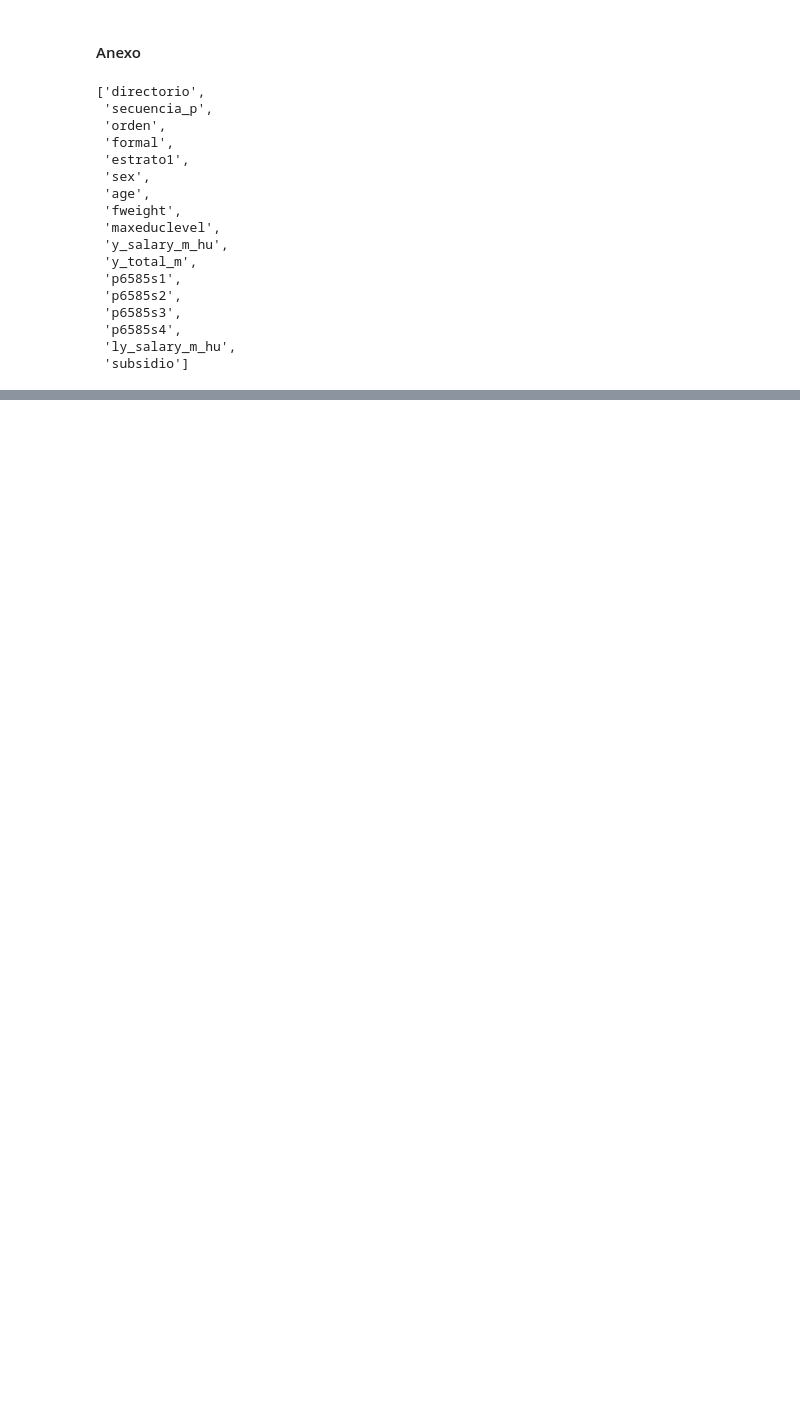
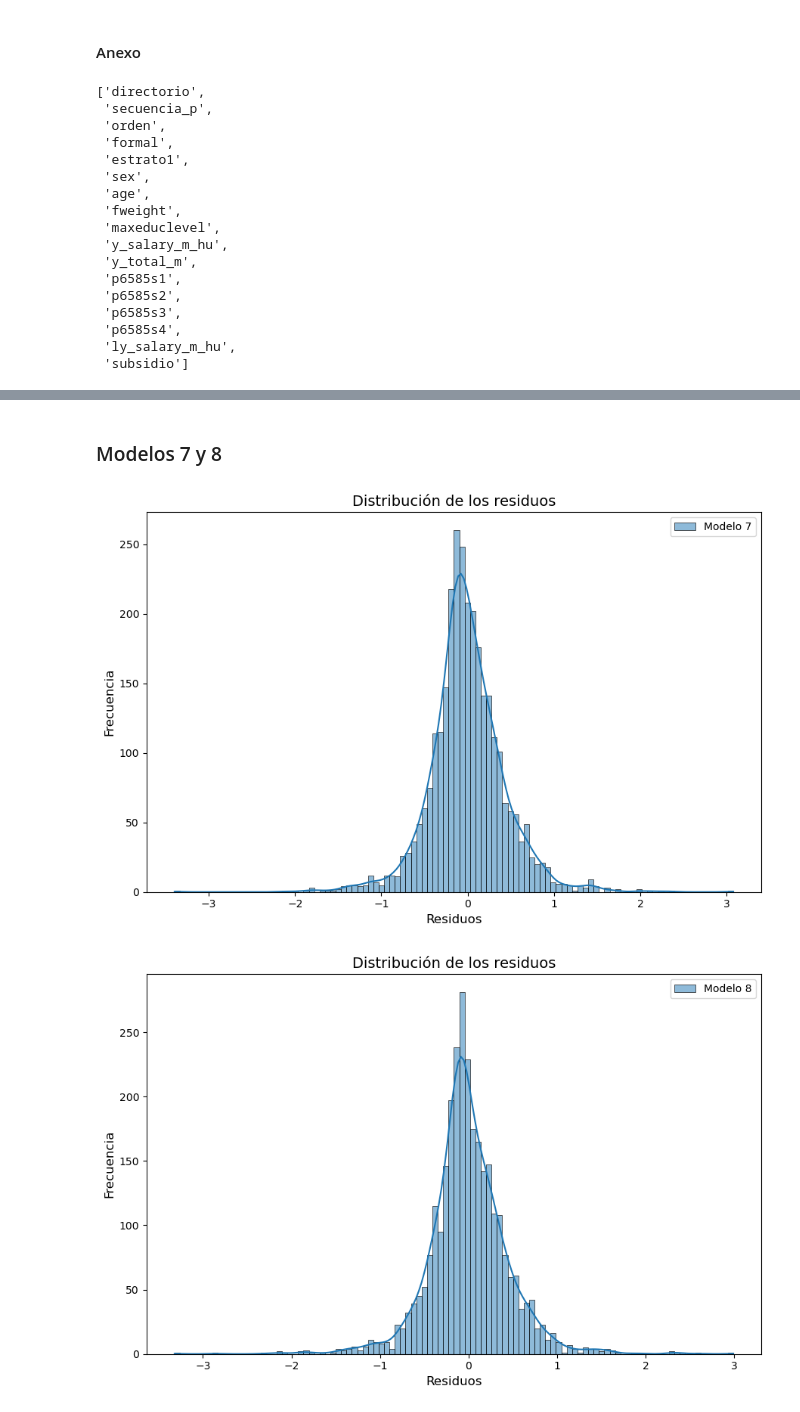
Before and after one commit to ebqz7/Machine_Learning_TP, a Jupyter notebook: TP1/scripts/3_analysis.ipynb, the cells around one changed output, grey strips where cells are left out. Saved outputs shown, nothing was run; the diff lists cells and outputs as text; code cells hidden in the pictures; blank space fills up the shorter version.

```diff
--- a/TP1/scripts/3_analysis.ipynb
+++ b/TP1/scripts/3_analysis.ipynb
@@ -453,6 +459,6 @@ df_18.columns.values
 # %%
 # Variables independientes para la predicción
-X = df_18[['age', 'sex', 'formal', 'estrato1', 'maxEducLevel', 'subsidio']]
+X = df_18[['age', 'sex', 'formal', 'estrato1', 'maxeduclevel', 'subsidio']]
 
 # Variable dependiente
 y = df_18[['ly_salary_m_hu']]
@@ -535,0 +560,41 @@ for i, modelo in enumerate(resultados, 1):
+# %% [markdown]
+### Modelos 7 y 8
+# %%
+x = 7
+modelo7 = resultados[x]
+modelo7
+
+x = 8
+modelo8 = resultados[x]
+modelo8
+
+y_hat_model7 = modelo7['Y predicha']
+y_hat_model8 = modelo8['Y predicha']
+# %%
+# Residuos
+
+residuos7 = y_test - y_hat_model7
+residuos8 = y_test - y_hat_model8
+# %%
+#Grafico de la distribución de los residuos: Modelo 7
+plt.figure(figsize=(9, 6))
+sns.histplot(residuos7, kde=True, color='blue', label='Modelo 7')
+plt.title('Distribución de los residuos', fontsize=14)
+plt.xlabel('Residuos', fontsize=12)
+plt.ylabel('Frecuencia', fontsize=12)
+plt.legend()
+plt.tight_layout()
+plt.show()
+
+#Grafico de la distribución de los residuos: Modelo 8
+plt.figure(figsize=(9, 6))
+sns.histplot(residuos8, kde=True, color='blue', label='Modelo 8')
+plt.title('Distribución de los residuos', fontsize=14)
+plt.xlabel('Residuos', fontsize=12)
+plt.ylabel('Frecuencia', fontsize=12)
+plt.legend()
+plt.tight_layout()
+plt.show()
+# %% [output]
+[figure, added]
+[figure, added]
```
Also changed, not shown: parts of 22 cells of this notebook.
